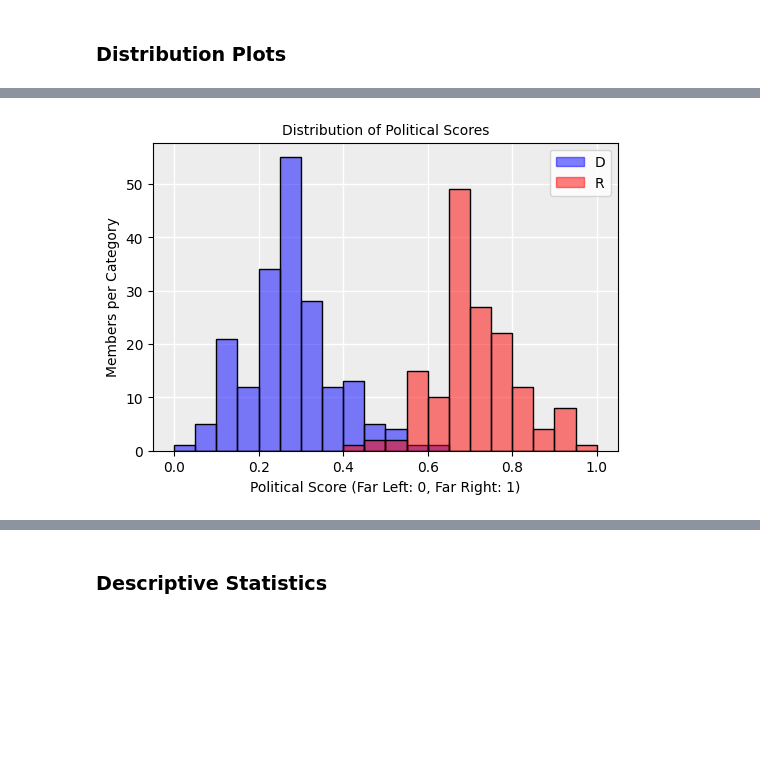
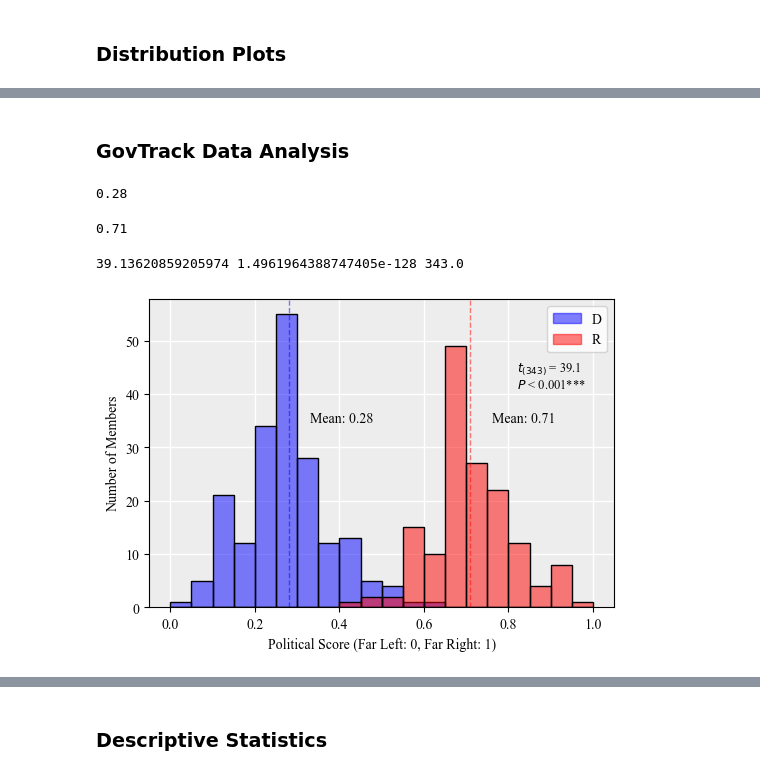
Before and after one commit to denniesbor/twitter_political_polarization, a Jupyter notebook: notebooks/5. Analysis.ipynb, the cells around one changed output, grey strips where cells are left out. Cells and saved outputs as stored; diff of their text form; code cells hidden in the pictures; blank space fills up the shorter version.

```diff
--- a/notebooks/5. Analysis.ipynb
+++ b/notebooks/5. Analysis.ipynb
@@ -1,17 +1,24 @@
 # %%
 import re
+import os
 import string
 import warnings
 
 import matplotlib.lines as mlines
 import matplotlib.patches as mpatch
 import matplotlib.pyplot as plt
+from statsmodels.stats.weightstats import ttest_ind
 import numpy as np
 import pandas as pd
 import seaborn as sns
 
 warnings.filterwarnings("ignore")
-plt.rcParams["font.serif"] = "Times New Roman"
+plt.rcParams["font.family"] = "Times New Roman"
+csfont = {'fontname':'Times New Roman'}
+# %%
+# windows working dir
+
+assets_dir = "C:\\Users\\borki\\Dropbox\\twitter_nlp_project2\\assets"
 # %%
 df = pd.read_csv("vader_sentiment_tweets.csv")
 # %%
@@ -120,3 +108,26 @@ df.head(2)
+# %% [markdown]
+### GovTrack Data Analysis
+# %%
+data = df[["username", "score", "party"]].drop_duplicates()
+df_rep = data[data.party.str.contains("R")]
+df_dem = data[data.party.str.contains("D")]
+# %%
+round((df_dem.score.describe())["mean"], 2)
+# %% [output]
+0.28
+# %%
+round((df_rep.score.describe())["mean"], 2)
+# %% [output]
+0.71
+# %%
+# Independent T Test of the GovTrack Scores
+            # compute independent t-test
+t_stat, p_value, dof = ttest_ind(
+                 df_rep.score, df_dem.score,
+            )
+print(t_stat, p_value, dof)
+# %% [output]
+39.13620859205974 1.4961964388747405e-128 343.0
 # %%
 # sentiment
 
@@ -132,40 +143,69 @@ sns.histplot(
     data=df[["username", "score", "party"]].drop_duplicates(),
     x="score",
     bins=20,
     hue="party",
     palette={"D": "b", "R": "r"},
     **dict(alpha=0.5),
 )
 
 # grid lines based on major tick
 ax.grid(which="major", color="w", linestyle="-", linewidth=1)
 
 ax.yaxis.grid(True)  # Hide the horizontal gridlines
 ax.xaxis.grid(True)  # Show the vertical gridlines
 
 # set axis below
 ax.set_axisbelow(True)
 
-plt.title("Distribution of Political Scores", fontsize=10)
-plt.ylabel("Members per Category", fontsize=10)
+# plt.title("Distribution of Political Scores", fontsize=10)
+plt.ylabel("Number of Members", fontsize=10, **csfont)
 ax.set_facecolor("#D3D3D3")
 ax.patch.set_alpha(0.4)
-plt.xlabel("Political Score (Far Left: 0, Far Right: 1)", fontsize=10)
-
+plt.xlabel("Political Score (Far Left: 0, Far Right: 1)", fontsize=10, **csfont)
+min_ylim, max_ylim = plt.ylim()
 #     legends
 red_patch = mpatch.Patch(color="red", label="R", alpha=0.5)
 blue_path = mpatch.Patch(color="blue", label="D", alpha=0.5)
+plt.axvline(
+    round((df_dem.score.describe())["mean"], 2),
+    color="blue",
+    linestyle="dashed",
+    linewidth=1,
+    alpha=0.5,
+)
+plt.axvline(
+    round((df_rep.score.describe())["mean"], 2),
+    color="red",
+    linestyle="dashed",
+    linewidth=1,
+    alpha=0.5,
+)
+plt.text(
+    round((df_rep.score.describe())["mean"], 2)+0.05,
+    max_ylim * 0.6,
+    "Mean: {:.2f}".format(round((df_rep.score.describe())["mean"], 2)),
+    fontsize=10,
+    **csfont
+)
+plt.text(
+    round((df_dem.score.describe())["mean"], 2)+0.05,
+    max_ylim * 0.6,
+    "Mean: {:.2f}".format(round((df_dem.score.describe())["mean"], 2)),
+    fontsize=10,
+    **csfont
+)
 
 leg = ax.legend(handles=[blue_path, red_patch], frameon=True, loc="best")
-
+ax.text(0.82, 44, "$t_{(343)}$"+f" = {round(t_stat, 1)}", fontsize=9, **csfont)
+ax.text(0.82, 41, "$P$"+f" < 0.001***", fontsize=9, **csfont)
 plt.show()
 fig1.savefig(
-    "/home/denniesbor/Dropbox/twitter_nlp_project2/assets/govtrack_hist.png",
+    assets_dir+"\\govtrack_hist.png",
     dpi=100,
     bbox_inches="tight",
 )
 # %% [output]
-[figure, old version]
+[figure, new version]
 # %%
 # plot boxplot of the clusters
 
```
Also changed, not shown: parts of 23 cells of this notebook, 48 other files.
